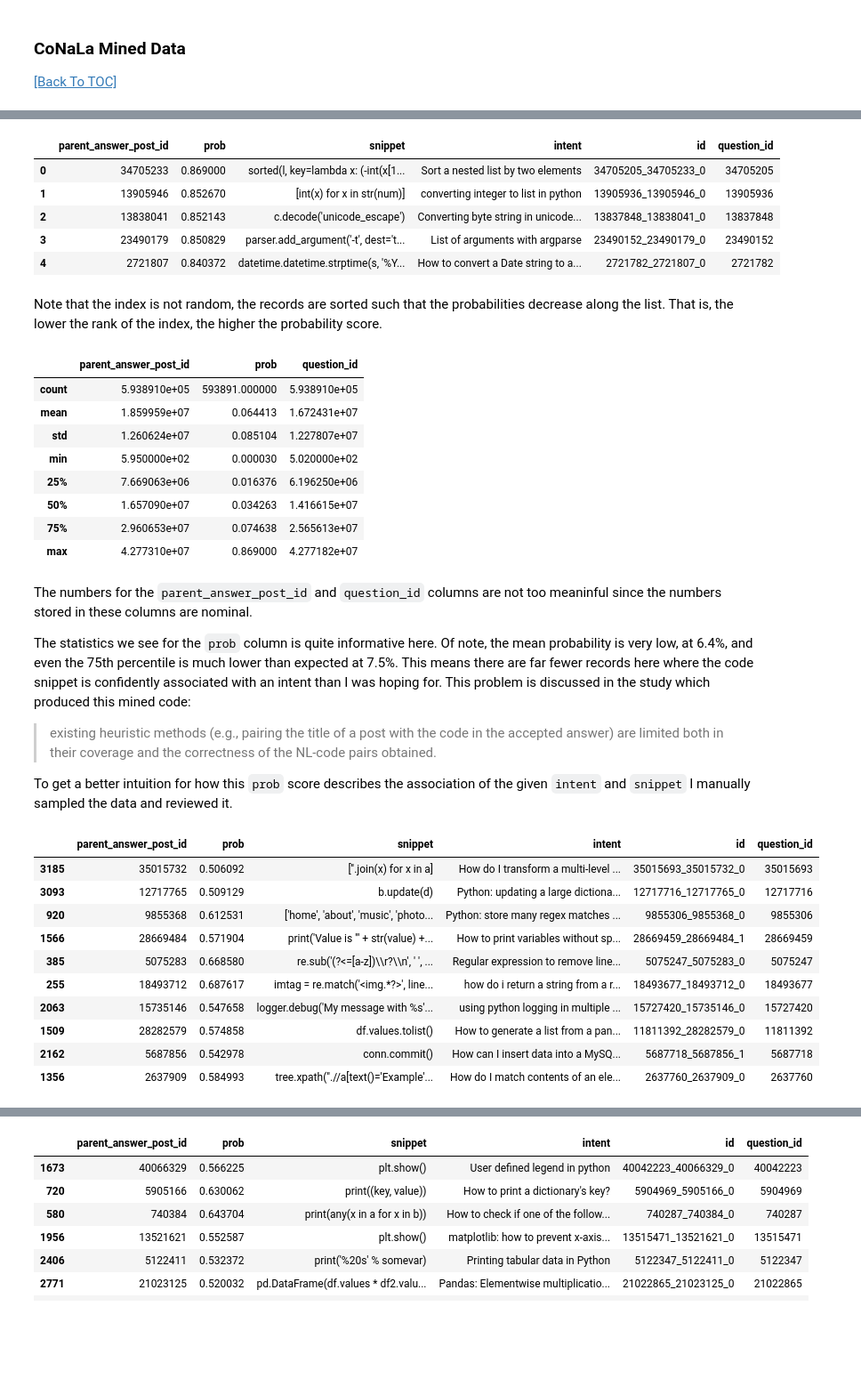
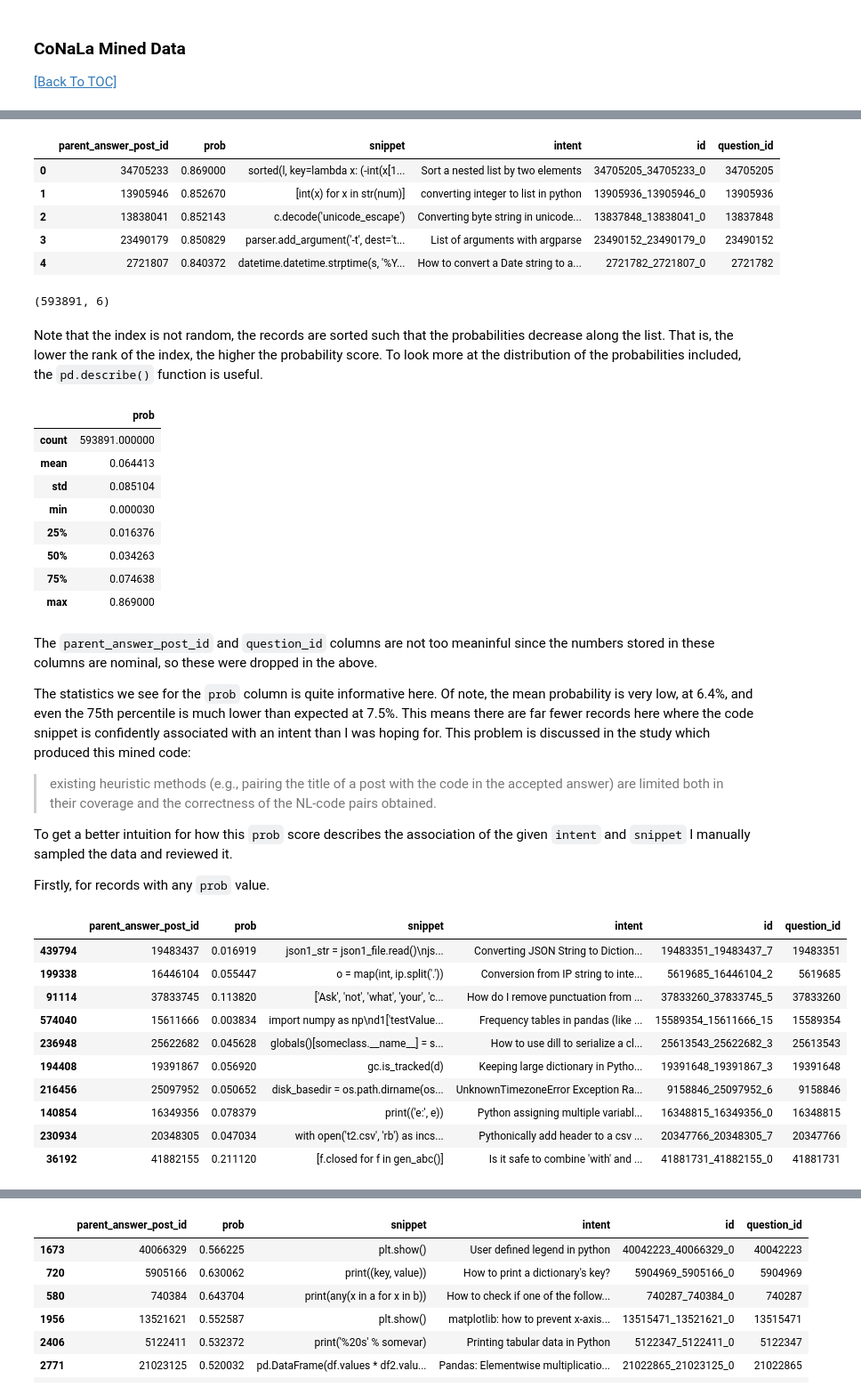
Before and after one commit to justinhugh/intent-prediction-in-code, a Jupyter notebook: intent_prediction_in_code.ipynb, the cells around one changed output, grey strips where cells are left out. Shown at 89% size. Drawn from its saved outputs; the diff is of its cells as text; code cells hidden in the pictures; blank space fills up the shorter version.

```diff
--- a/intent_prediction_in_code.ipynb
+++ b/intent_prediction_in_code.ipynb
@@ -301,6 +385,12 @@ conala_mined_df = pd.DataFrame(conala_mined_data_list)
 # %%
+# Convert list of json objets for mined data into pandas DataFrame
+conala_mined_df = pd.DataFrame(conala_mined_data_list)
+
 # Peek at the DataFrame for the mined CoNaLa data.
-conala_mined_df.head()
+display(conala_mined_df.head())
+
+# Check shape of the DataFrame
+conala_mined_df.shape
 # %% [output]
 |  | parent_answer_post_id | prob | snippet | intent | id | question_id |
 | 0 | 34705233 | 0.869000 | sorted(l, key=lambda x: (-int(x[1... | Sort a nested list by two elements | 34705205_34705233_0 | 34705205 |
@@ -308,23 +398,25 @@ conala_mined_df.head()
 | 2 | 13838041 | 0.852143 | c.decode('unicode_escape') | Converting byte string in unicode... | 13837848_13838041_0 | 13837848 |
 | 3 | 23490179 | 0.850829 | parser.add_argument('-t', dest='t... | List of arguments with argparse | 23490152_23490179_0 | 23490152 |
 | 4 | 2721807 | 0.840372 | datetime.datetime.strptime(s, '%Y... | How to convert a Date string to a... | 2721782_2721807_0 | 2721782 |
+(593891, 6)
 # %% [markdown]
-Note that the index is not random, the records are sorted such that the probabilities decrease along the list. That is, the lower the rank of the index, the higher the probability score.
+Note that the index is not random, the records are sorted such that the probabilities decrease along the list. That is, the lower the rank of the index, the higher the probability score. To look more at the distribution of the probabilities included, the `pd.describe()` function is useful.
 # %%
 # Looking at the DataFrame's statistics for numerical columns.
-conala_mined_df.describe()
+# Drop the columns for which statistics are not meaningful.
+conala_mined_df.drop(["parent_answer_post_id", "question_id"], axis=1).describe()
 # %% [output]
-|  | parent_answer_post_id | prob | question_id |
-| count | 5.938910e+05 | 593891.000000 | 5.938910e+05 |
-| mean | 1.859959e+07 | 0.064413 | 1.672431e+07 |
-| std | 1.260624e+07 | 0.085104 | 1.227807e+07 |
-| min | 5.950000e+02 | 0.000030 | 5.020000e+02 |
-| 25% | 7.669063e+06 | 0.016376 | 6.196250e+06 |
-| 50% | 1.657090e+07 | 0.034263 | 1.416615e+07 |
-| 75% | 2.960653e+07 | 0.074638 | 2.565613e+07 |
-| max | 4.277310e+07 | 0.869000 | 4.277182e+07 |
+|  | prob |
+| count | 593891.000000 |
+| mean | 0.064413 |
+| std | 0.085104 |
+| min | 0.000030 |
+| 25% | 0.016376 |
+| 50% | 0.034263 |
+| 75% | 0.074638 |
+| max | 0.869000 |
 # %% [markdown]
-The numbers for the `parent_answer_post_id` and `question_id` columns are not too meaninful since the numbers stored in these columns are nominal.
+The `parent_answer_post_id` and `question_id` columns are not too meaninful since the numbers stored in these columns are nominal, so these were dropped in the above.
 
 The statistics we see for the `prob` column is quite informative here. Of note, the mean probability is very low, at 6.4%, and even the 75th percentile is much lower than expected at 7.5%. This means there are far fewer records here where the code snippet is confidently associated with an intent than I was hoping for. This problem is discussed in the study which produced this mined code:
 
@@ -332,18 +424,21 @@ The statistics we see for the `prob` column is quite informative here. Of note,
 correctness of the NL-code pairs obtained.
 
 To get a better intuition for how this `prob` score describes the association of the given `intent` and `snippet` I manually sampled the data and reviewed it.
+
+Firstly, for records with any `prob` value.
 # %%
-# First sample from the whole DataFrame, look at the results.
-conala_mined_df[conala_mined_df['prob']>0.5].sample(10)
+# First sample from the whole DataFrame.
+# Run cell multiple times to see random samples.
+conala_mined_df.sample(10)
 # %% [output]
 |  | parent_answer_post_id | prob | snippet | intent | id | question_id |
-| 3185 | 35015732 | 0.506092 | [''.join(x) for x in a] | How do I transform a multi-level ... | 35015693_35015732_0 | 35015693 |
-| 3093 | 12717765 | 0.509129 | b.update(d) | Python: updating a large dictiona... | 12717716_12717765_0 | 12717716 |
-| 920 | 9855368 | 0.612531 | ['home', 'about', 'music', 'photo... | Python: store many regex matches ... | 9855306_9855368_0 | 9855306 |
-| 1566 | 28669484 | 0.571904 | print('Value is "' + str(value) +... | How to print variables without sp... | 28669459_28669484_1 | 28669459 |
-| 385 | 5075283 | 0.668580 | re.sub('(?<=[a-z])\\r?\\n', ' ', ... | Regular expression to remove line... | 5075247_5075283_0 | 5075247 |
-| 255 | 18493712 | 0.687617 | imtag = re.match('<img.*?>', line... | how do i return a string from a r... | 18493677_18493712_0 | 18493677 |
-| 2063 | 15735146 | 0.547658 | logger.debug('My message with %s'... | using python logging in multiple ... | 15727420_15735146_0 | 15727420 |
-| 1509 | 28282579 | 0.574858 | df.values.tolist() | How to generate a list from a pan... | 11811392_28282579_0 | 11811392 |
-| 2162 | 5687856 | 0.542978 | conn.commit() | How can I insert data into a MySQ... | 5687718_5687856_1 | 5687718 |
-| 1356 | 2637909 | 0.584993 | tree.xpath(".//a[text()='Example'... | How do I match contents of an ele... | 2637760_2637909_0 | 2637760 |
+| 439794 | 19483437 | 0.016919 | json1_str = json1_file.read()\njs... | Converting JSON String to Diction... | 19483351_19483437_7 | 19483351 |
+| 199338 | 16446104 | 0.055447 | o = map(int, ip.split('.')) | Conversion from IP string to inte... | 5619685_16446104_2 | 5619685 |
+| 91114 | 37833745 | 0.113820 | ['Ask', 'not', 'what', 'your', 'c... | How do I remove punctuation from ... | 37833260_37833745_5 | 37833260 |
+| 574040 | 15611666 | 0.003834 | import numpy as np\nd1['testValue... | Frequency tables in pandas (like ... | 15589354_15611666_15 | 15589354 |
+| 236948 | 25622682 | 0.045628 | globals()[someclass.__name__] = s... | How to use dill to serialize a cl... | 25613543_25622682_3 | 25613543 |
+| 194408 | 19391867 | 0.056920 | gc.is_tracked(d) | Keeping large dictionary in Pytho... | 19391648_19391867_3 | 19391648 |
+| 216456 | 25097952 | 0.050652 | disk_basedir = os.path.dirname(os... | UnknownTimezoneError Exception Ra... | 9158846_25097952_6 | 9158846 |
+| 140854 | 16349356 | 0.078379 | print(('e:', e)) | Python assigning multiple variabl... | 16348815_16349356_0 | 16348815 |
+| 230934 | 20348305 | 0.047034 | with open('t2.csv', 'rb') as incs... | Pythonically add header to a csv ... | 20347766_20348305_7 | 20347766 |
+| 36192 | 41882155 | 0.211120 | [f.closed for f in gen_abc()] | Is it safe to combine 'with' and ... | 41881731_41882155_0 | 41881731 |
```
Also changed, not shown: parts of 44 cells of this notebook.
